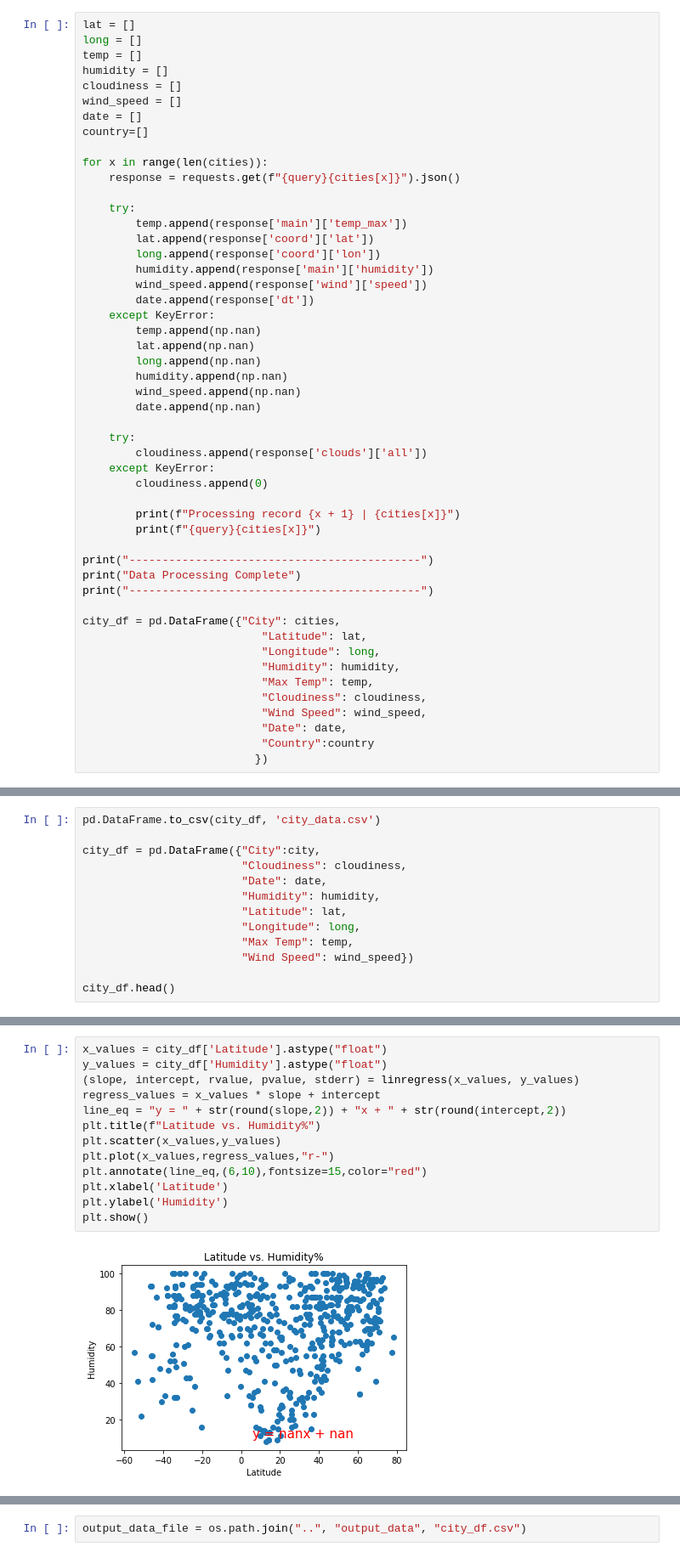
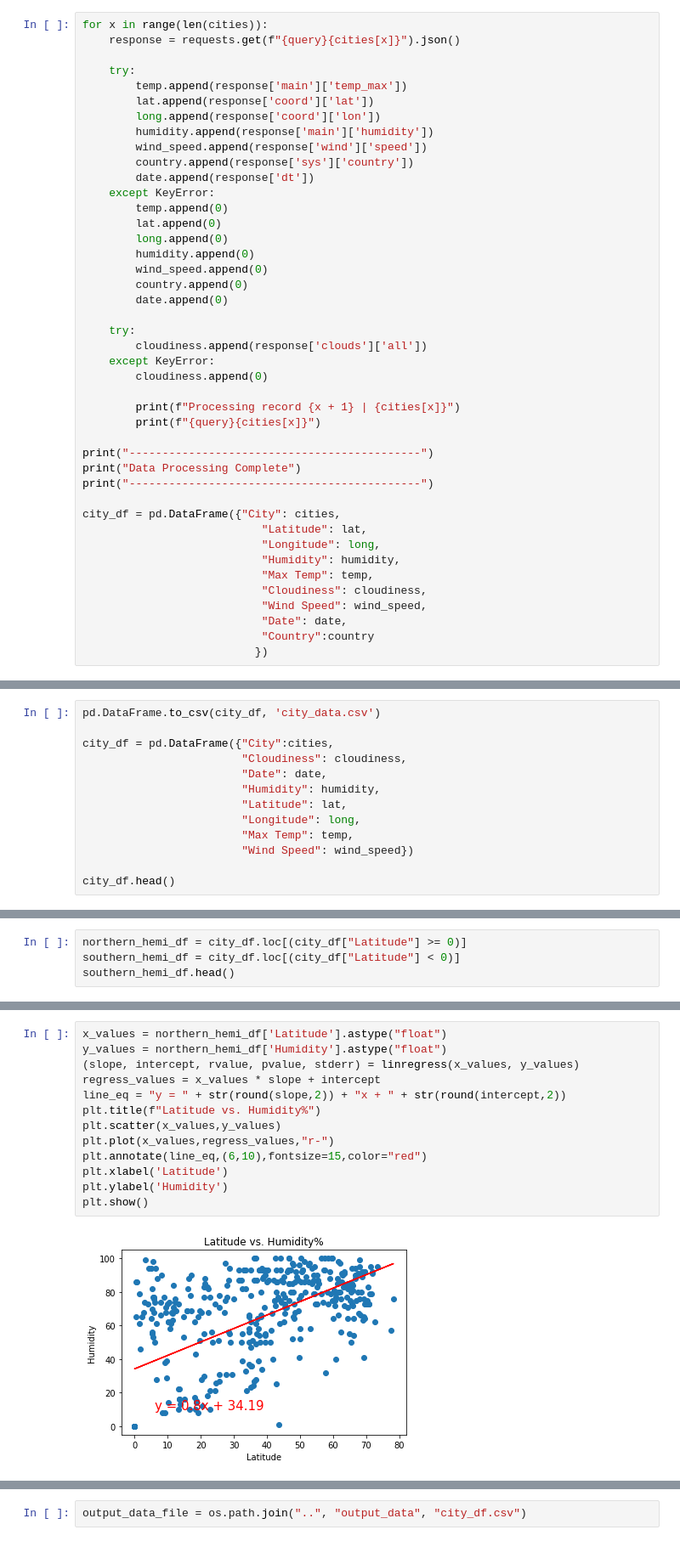
Before and after one commit to stacyrod93/Python_API_Challenge, a Jupyter notebook: WeatherPy/WeatherPy.ipynb, the cells around one changed output, grey strips where cells are left out. Shown at 85% size. Saved outputs shown, nothing was run; the diff lists cells and outputs as text.

```diff
--- a/WeatherPy/WeatherPy.ipynb
+++ b/WeatherPy/WeatherPy.ipynb
@@ -38,13 +50,4 @@ query = f"{url}appid={weather_api_key}&units={units}&q="
 # %%
-lat = []
-long = []
-temp = []
-humidity = []
-cloudiness = []
-wind_speed = []
-date = []
-country=[]
-
 for x in range(len(cities)):
     response = requests.get(f"{query}{cities[x]}").json()
 
@@ -54,14 +57,16 @@ for x in range(len(cities)):
         long.append(response['coord']['lon'])
         humidity.append(response['main']['humidity'])
         wind_speed.append(response['wind']['speed'])
+        country.append(response['sys']['country'])
         date.append(response['dt'])
     except KeyError:
-        temp.append(np.nan)
-        lat.append(np.nan)
-        long.append(np.nan)
-        humidity.append(np.nan)
-        wind_speed.append(np.nan)
-        date.append(np.nan)
+        temp.append(0)
+        lat.append(0)
+        long.append(0)
+        humidity.append(0)
+        wind_speed.append(0)
+        country.append(0)
+        date.append(0)
 
     try:
         cloudiness.append(response['clouds']['all'])
@@ -128,7 +132,7 @@ dtype: int64
 # %%
 pd.DataFrame.to_csv(city_df, 'city_data.csv')
 
-city_df = pd.DataFrame({"City":city,
+city_df = pd.DataFrame({"City":cities,
                         "Cloudiness": cloudiness,
                         "Date": date,
                         "Humidity": humidity,
@@ -198,0 +200,4 @@ Southern_lat = [-60,-50,-40,-30,-20,-10,0]
+# %%
+northern_hemi_df = city_df.loc[(city_df["Latitude"] >= 0)]
+southern_hemi_df = city_df.loc[(city_df["Latitude"] < 0)]
+southern_hemi_df.head()
@@ -216,15 +245,15 @@ plt.show()
 # %%
-x_values = city_df['Latitude'].astype("float")
-y_values = city_df['Humidity'].astype("float")
+x_values = northern_hemi_df['Latitude'].astype("float")
+y_values = northern_hemi_df['Humidity'].astype("float")
 (slope, intercept, rvalue, pvalue, stderr) = linregress(x_values, y_values)
 regress_values = x_values * slope + intercept
 line_eq = "y = " + str(round(slope,2)) + "x + " + str(round(intercept,2))
 plt.title(f"Latitude vs. Humidity%")
 plt.scatter(x_values,y_values)
 plt.plot(x_values,regress_values,"r-")
 plt.annotate(line_eq,(6,10),fontsize=15,color="red")
 plt.xlabel('Latitude')
 plt.ylabel('Humidity')
 plt.show()
 # %% [output]
-[figure, old version]
+[figure, new version]
```
Also changed, not shown: parts of 19 cells of this notebook, 7 other files.
